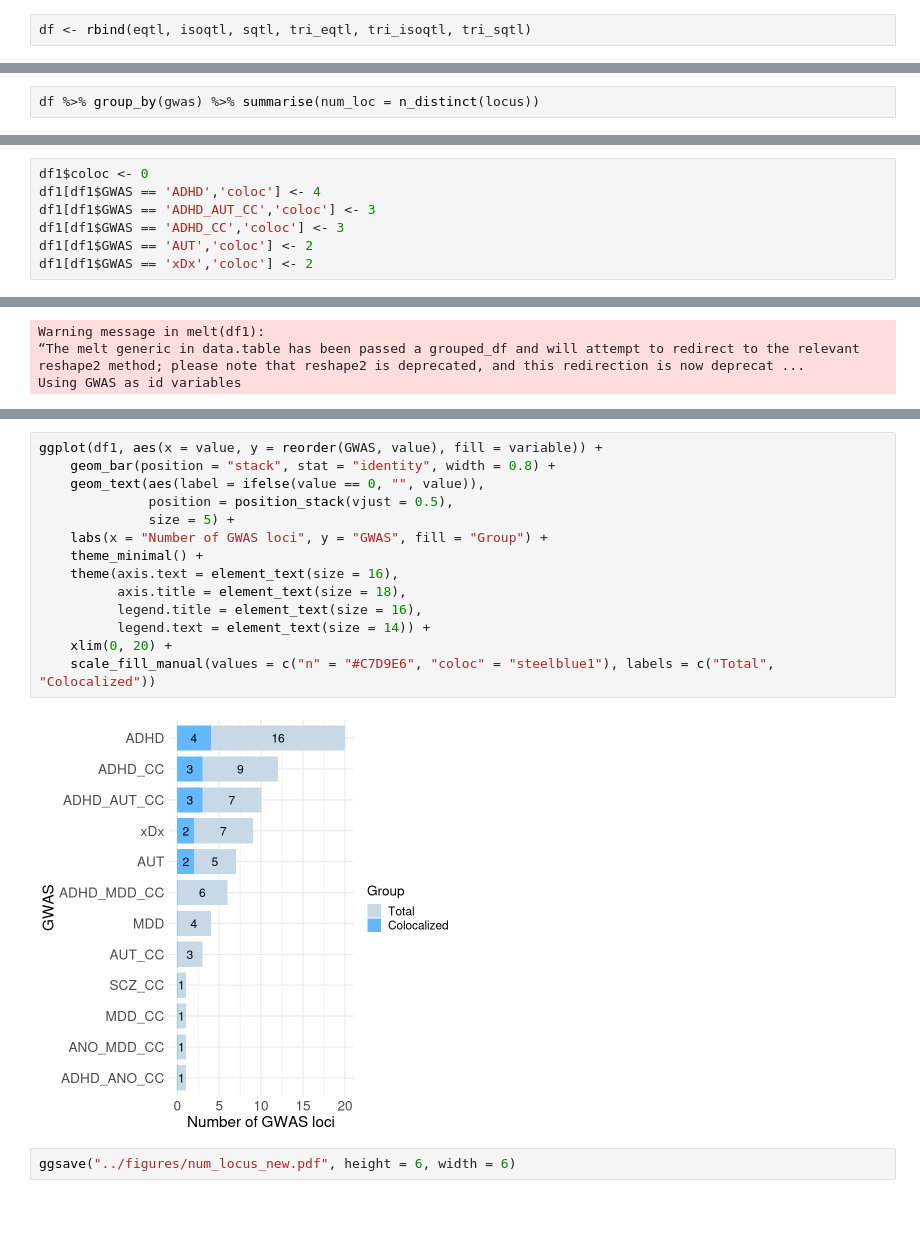
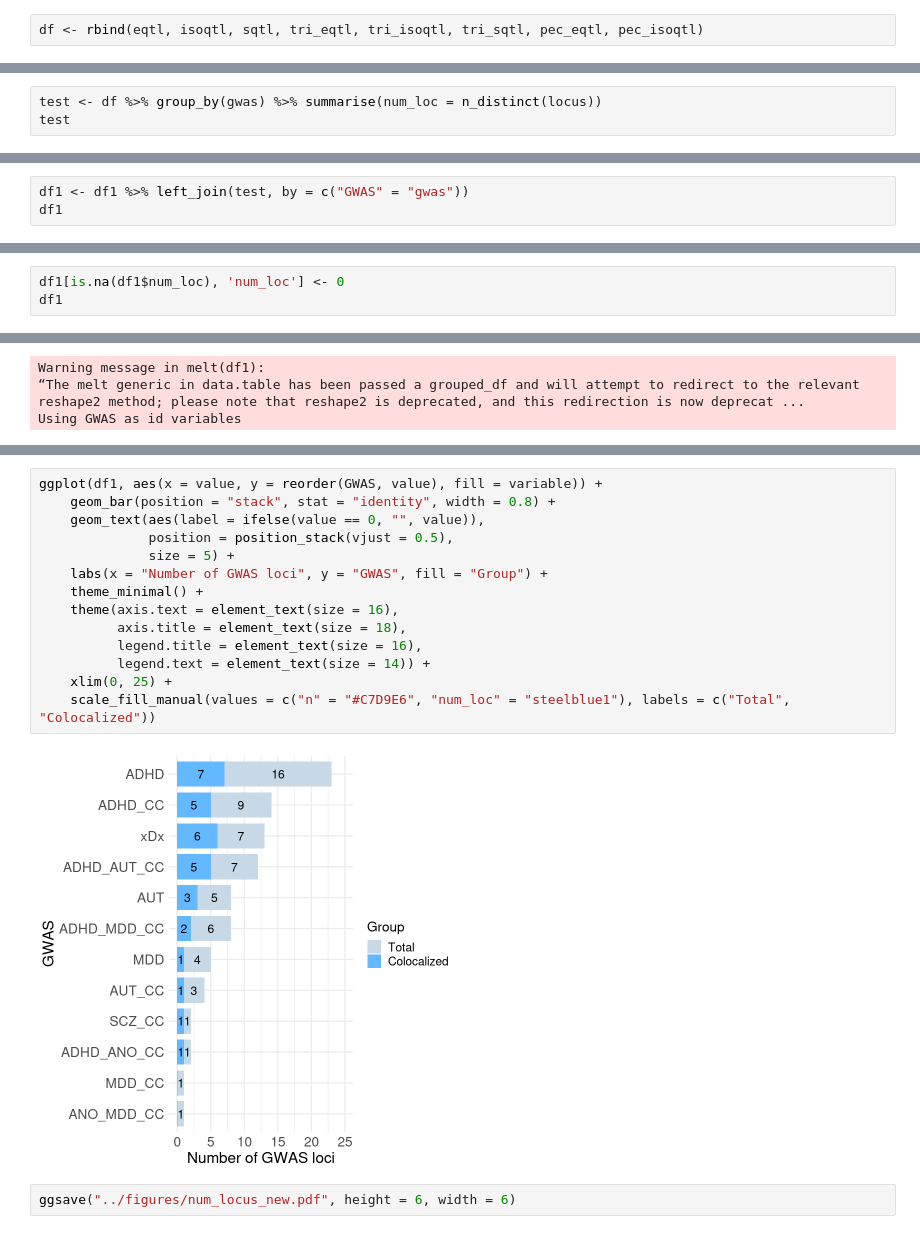
Before and after one commit to gandallab/ipsych_xGWAS_fetal_coloc, a Jupyter notebook: analysis.ipynb, the cells around one changed output, grey strips where cells are left out. Cells and saved outputs as stored; diff of their text form.

Commit message:
metabrain, thistle, coloc code

```diff
--- a/analysis.ipynb
+++ b/analysis.ipynb
@@ -70,5 +83,5 @@ tri_sqtl$Annotation <- "Tri-sQTL"
 # %%
-df <- rbind(eqtl, isoqtl, sqtl, tri_eqtl, tri_isoqtl, tri_sqtl)
+df <- rbind(eqtl, isoqtl, sqtl, tri_eqtl, tri_isoqtl, tri_sqtl, pec_eqtl, pec_isoqtl)
 # %%
 dim(df)
 # %% [output]
@@ -93,3 +108,4 @@ table(df$gwas)
 # %%
-df %>% group_by(gwas) %>% summarise(num_loc = n_distinct(locus))
+test <- df %>% group_by(gwas) %>% summarise(num_loc = n_distinct(locus))
+test
 # %% [output]
@@ -120,7 +159,3 @@ df1 <- all_loc %>% group_by(GWAS) %>% count()
 # %%
-df1$coloc <- 0
-df1[df1$GWAS == 'ADHD','coloc'] <- 4
-df1[df1$GWAS == 'ADHD_AUT_CC','coloc'] <- 3
-df1[df1$GWAS == 'ADHD_CC','coloc'] <- 3
-df1[df1$GWAS == 'AUT','coloc'] <- 2
-df1[df1$GWAS == 'xDx','coloc'] <- 2
+df1 <- df1 %>% left_join(test, by = c("GWAS" = "gwas"))
+df1
@@ -126,0 +178,3 @@ df1[df1$GWAS == 'xDx','coloc'] <- 2
+# %%
+df1[is.na(df1$num_loc), 'num_loc'] <- 0
+df1
@@ -145,19 +215,19 @@ A data.frame: 6 x 3
 # %%
 ggplot(df1, aes(x = value, y = reorder(GWAS, value), fill = variable)) +
     geom_bar(position = "stack", stat = "identity", width = 0.8) +
     geom_text(aes(label = ifelse(value == 0, "", value)),
               position = position_stack(vjust = 0.5),
               size = 5) +
     labs(x = "Number of GWAS loci", y = "GWAS", fill = "Group") +
     theme_minimal() +
     theme(axis.text = element_text(size = 16),
           axis.title = element_text(size = 18),
           legend.title = element_text(size = 16),
           legend.text = element_text(size = 14)) +
-    xlim(0, 20) +
-    scale_fill_manual(values = c("n" = "#C7D9E6", "coloc" = "steelblue1"), labels = c("Total", "Colocalized"))
+    xlim(0, 25) +
+    scale_fill_manual(values = c("n" = "#C7D9E6", "num_loc" = "steelblue1"), labels = c("Total", "Colocalized"))
 # %% [output]
-[figure, old version]
+[figure, new version]
 # %%
 ggsave("../figures/num_locus_new.pdf", height = 6, width = 6)
 # %%
```
Also changed, not shown: parts of 24 cells of this notebook, 26 other files.
